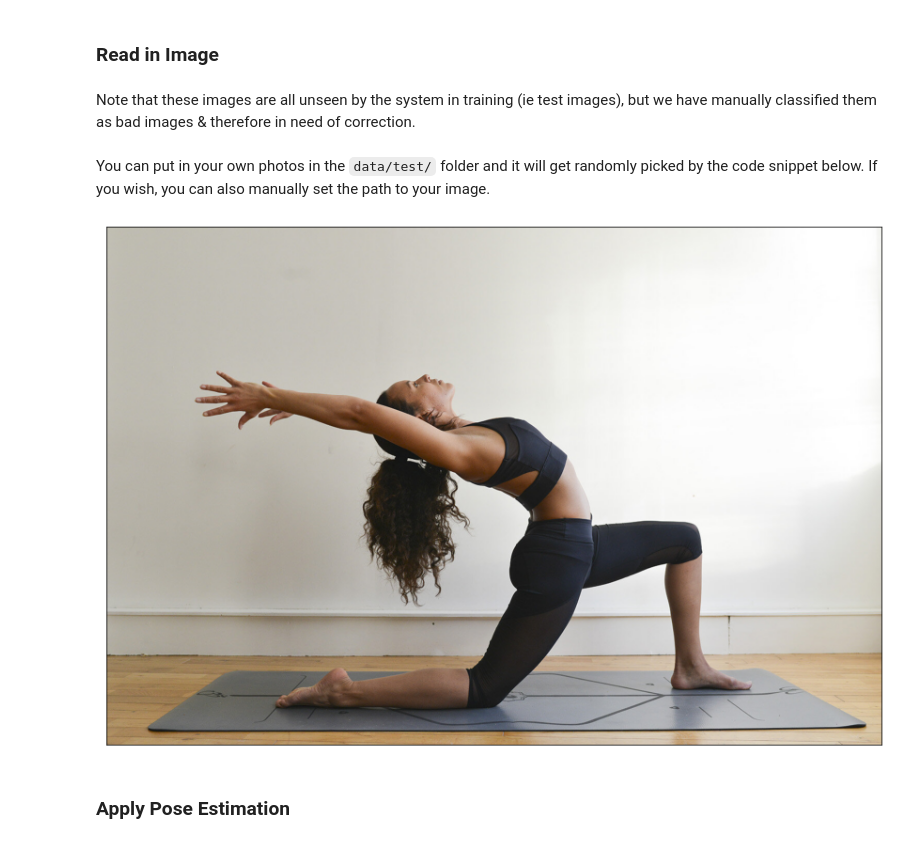
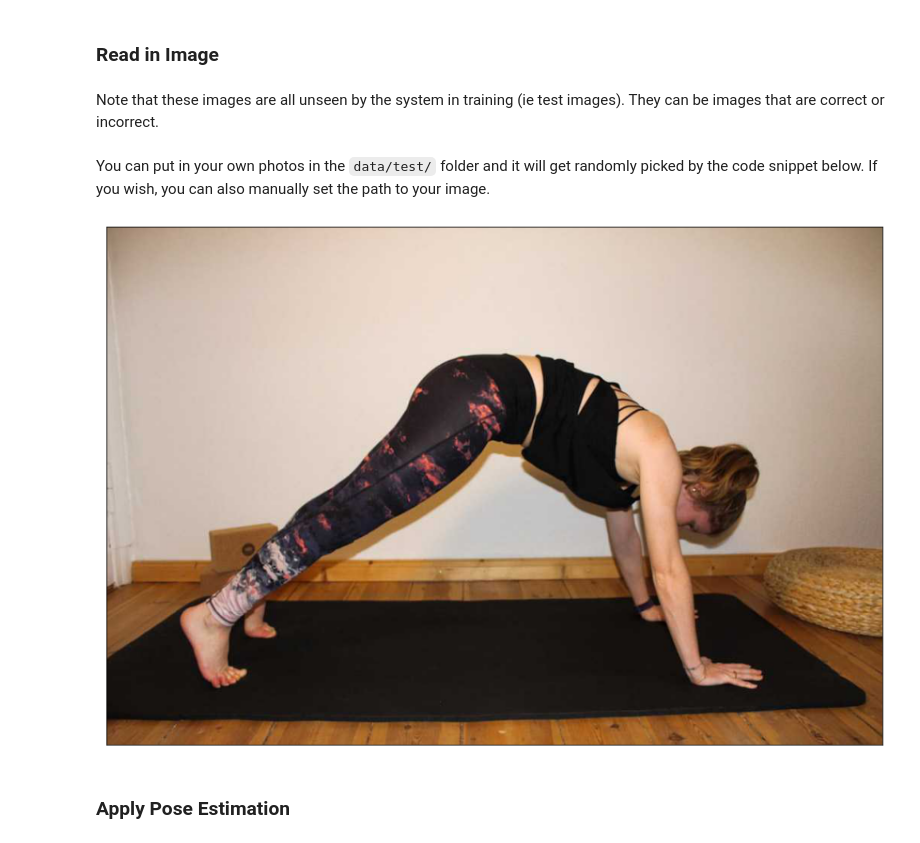
Before and after one commit to alec-flowers/visual_intelligence, a Jupyter notebook: notebooks/pose_correction_pipeline.ipynb, the cells around one changed output. Cells and saved outputs as stored; diff of their text form; code cells hidden in the pictures.

```diff
--- a/notebooks/pose_correction_pipeline.ipynb
+++ b/notebooks/pose_correction_pipeline.ipynb
@@ -24,13 +25,14 @@ from gan.results_cLimbGAN import generate_coords_given_limb_lengths
 # %% [markdown]
 ### Read in Image
 # %% [markdown]
-Note that these images are all unseen by the system in training (ie test images), but we have manually classified them as bad images & therefore in need of correction.
+Note that these images are all unseen by the system in training (ie test images). They can be images that are correct or incorrect.
 # %% [markdown]
 You can put in your own photos in the `data/test/` folder and it will get randomly picked by the code snippet below. If you wish, you can also manually set the path to your image.
 # %%
 path = str(TESTPATH)
 tests_images = [path for path in glob.glob(os.path.join(TESTPATH,'**','*.jpg'), recursive=True)]
-test_image = TRANSFORM(Image.open(np.random.choice(tests_images)))
+CPATH = np.random.choice(tests_images)
+test_image = TRANSFORM(Image.open(CPATH))
 plot_image(test_image, dataloader=True)
 # %% [output]
-[figure, old version]
+[figure, new version]
```
Also changed, not shown: parts of 13 cells of this notebook, 2 other files.
